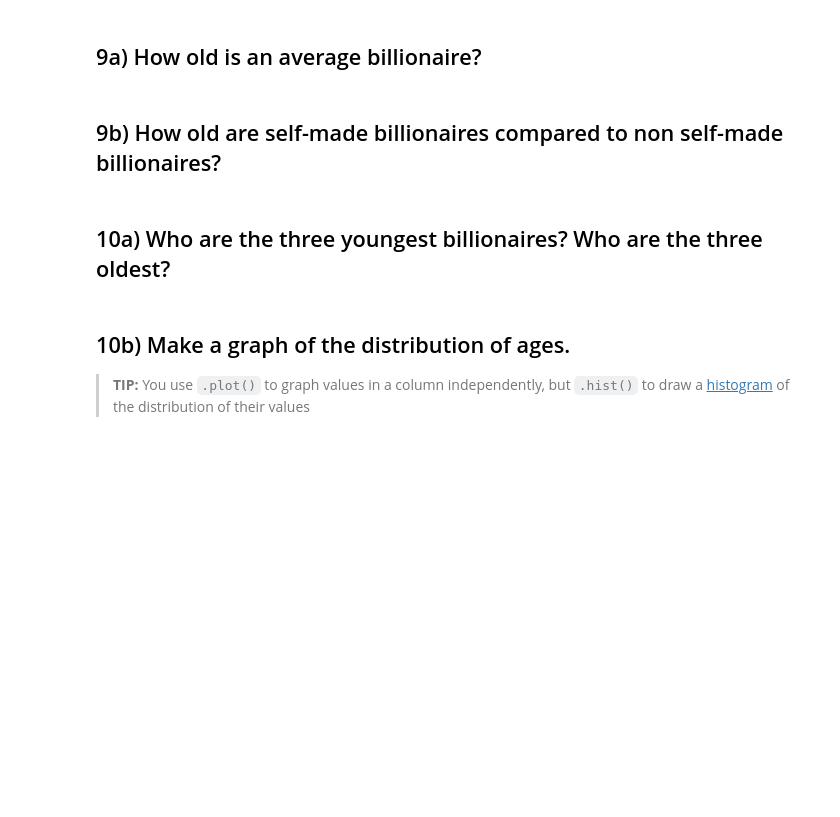
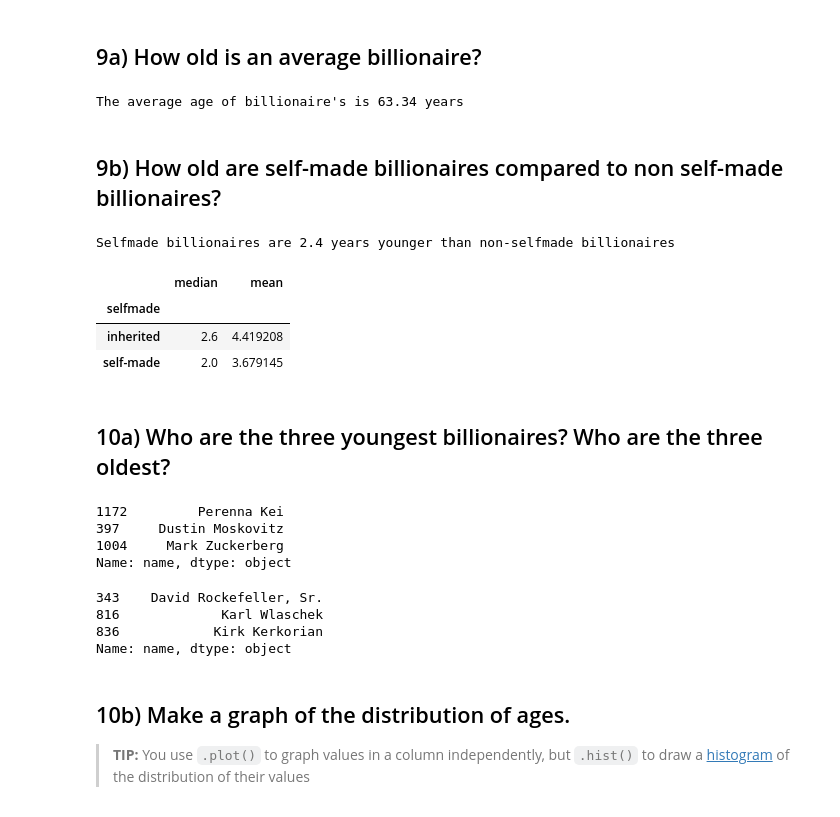
Before and after one commit to Bique2002/LEDE-Homework-5, a Jupyter notebook: 02-Billionaires.ipynb, the cells around one changed output. Cells and saved outputs as stored; diff of their text form; code cells hidden in the pictures; blank space fills up the shorter version.

```diff
--- a/02-Billionaires.ipynb
+++ b/02-Billionaires.ipynb
@@ -208,5 +240,39 @@ GBR     152.0
 Name: networthusbillion, dtype: float64
 # %% [markdown]
 ## 9a) How old is an average billionaire?
+# %%
+# avg_age = df['age'].value_counts()
+# print(avg_age)
+
+tots= df['age'].sum()
+num_vals = df['age'].count()
+
+average_age = tots/num_vals
+print(f"The average age of billionaire's is {average_age:.2f} years")
+# %% [output]
+The average age of billionaire's is 63.34 years
 # %% [markdown]
 ## 9b) How old are self-made billionaires compared to non self-made billionaires?
+# %%
+# self_age = df['age'][(df['selfmade'] == 'self-made')].value_counts()
+
+mean_self = df['age'][(df['selfmade'] == 'self-made')].mean()
+# count_self = df['age'][(df['selfmade'] == 'self-made')].count()
+# avg_self_age = total_self/count_self
+# print(f'Average age for self-made = {avg_self_age:.2f}')
+
+
+mean_inh = df['age'][(df['selfmade'] != 'self-made')].mean()
+# count_inh = df['age'][(df['selfmade'] != 'self-made')].count()
+# avg_inh_age = total_inh/count_inh
+# print(f'Average age for inherited = {avg_inh_age:.2f}')
+
+
+if mean_inh > mean_self:
+    difference = mean_inh-mean_self
+    print(f"Selfmade billionaires are {difference:.1f} years younger than non-selfmade billionaires")
+else:
+    difference = mean_self-mean_inh
+    print(f"Selfmade billionaires are {difference:.1f} years older than non-selfmade billionaires")
+# %% [output]
+Selfmade billionaires are 2.4 years younger than non-selfmade billionaires
@@ -213,5 +283,34 @@ Name: networthusbillion, dtype: float64
+# %%
+df.groupby('selfmade')['networthusbillion'].agg(['median','mean'])
+# %% [output]
+|  | median | mean |
+| selfmade |  |  |
+| inherited | 2.6 | 4.419208 |
+| self-made | 2.0 | 3.679145 |
 # %% [markdown]
 ## 10a) Who are the three youngest billionaires? Who are the three oldest?
+# %%
+#Youngest
+# df.sort_values(by= ['age']).head(3)
+
+young_bills = df.sort_values(by= ['age'])
+young_bills['name'].head(3)
+# %% [output]
+1172         Perenna Kei
+397     Dustin Moskovitz
+1004     Mark Zuckerberg
+Name: name, dtype: object
+# %%
+#Oldest
+# df.sort_values(by= ['age'], ascending=False).head(3)
+
+old_bills = df.sort_values(by= ['age'], ascending=False)
+old_bills['name'].head(3)
+# %% [output]
+343    David Rockefeller, Sr.
+816             Karl Wlaschek
+836            Kirk Kerkorian
+Name: name, dtype: object
 # %% [markdown]
 ## 10b) Make a graph of the distribution of ages.
 
```
Also changed, not shown: parts of 16 cells of this notebook.
